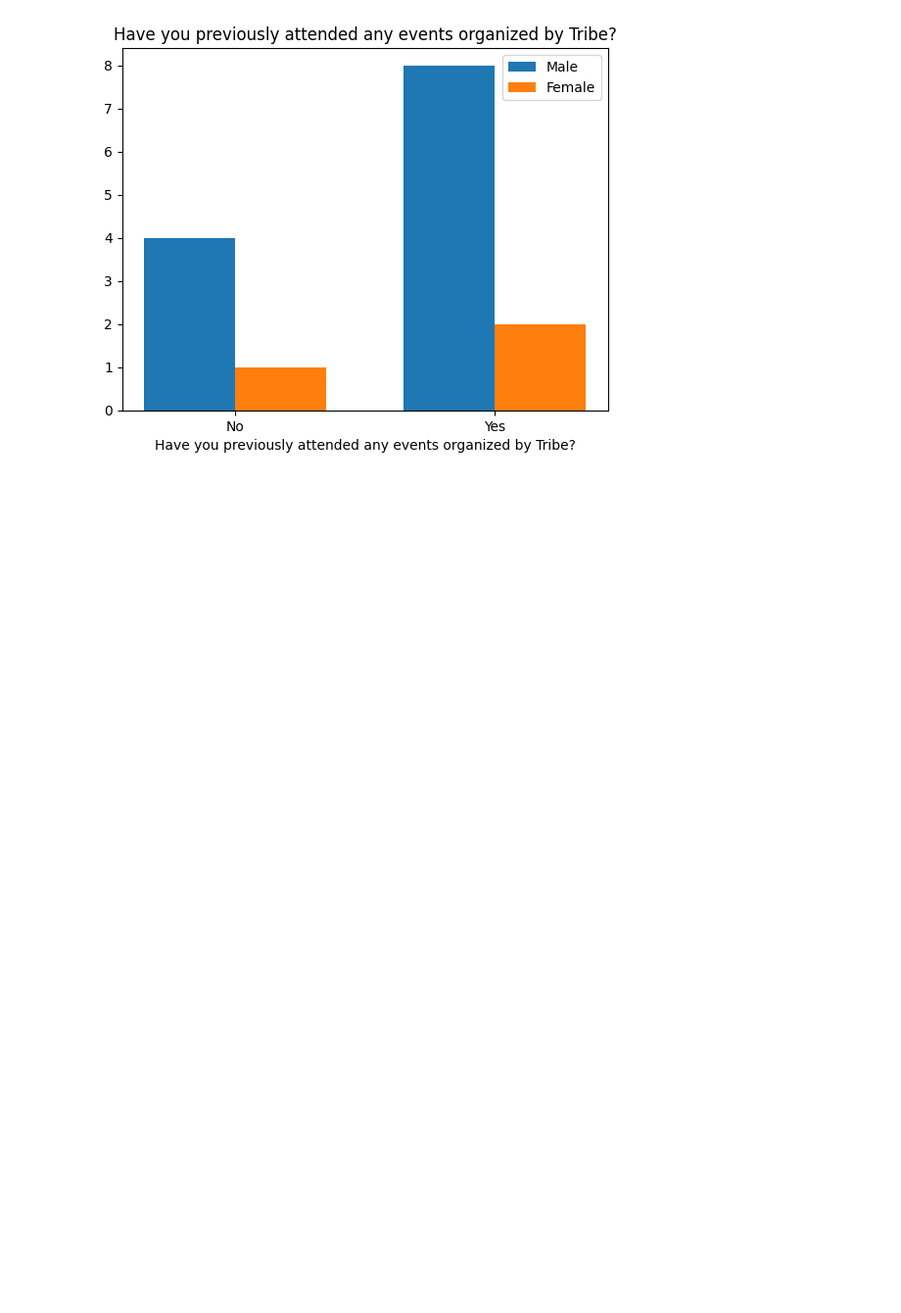
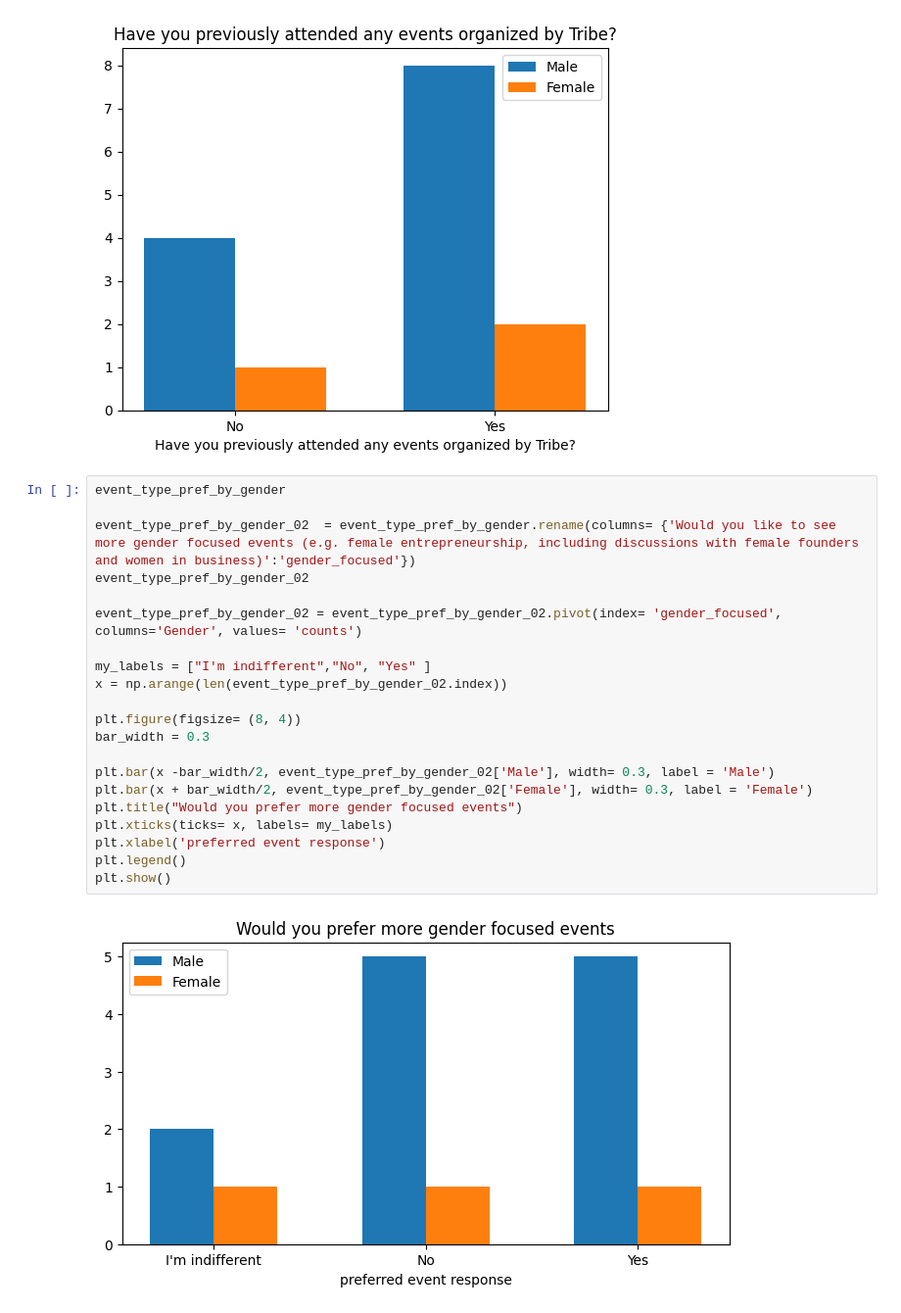
Before and after one commit to djibril968/Tribe_related_projects, a Jupyter notebook: spring_events_analytics.ipynb, the cells around one changed output. Shown at 98% size. Cells and saved outputs as stored; diff of their text form; blank space fills up the shorter version.

```diff
--- a/spring_events_analytics.ipynb
+++ b/spring_events_analytics.ipynb
@@ -468,3 +473,26 @@ plt.legend()
 plt.show()
 # %% [output]
 [figure]
+# %%
+event_type_pref_by_gender
+
+event_type_pref_by_gender_02  = event_type_pref_by_gender.rename(columns= {'Would you like to see more gender focused events (e.g. female entrepreneurship, including discussions with female founders and women in business)':'gender_focused'})
+event_type_pref_by_gender_02
+
+event_type_pref_by_gender_02 = event_type_pref_by_gender_02.pivot(index= 'gender_focused', columns='Gender', values= 'counts')
+
+my_labels = ["I'm indifferent","No", "Yes" ]
+x = np.arange(len(event_type_pref_by_gender_02.index))
+
+plt.figure(figsize= (8, 4))
+bar_width = 0.3
+
+plt.bar(x -bar_width/2, event_type_pref_by_gender_02['Male'], width= 0.3, label = 'Male')
+plt.bar(x + bar_width/2, event_type_pref_by_gender_02['Female'], width= 0.3, label = 'Female')
+plt.title("Would you prefer more gender focused events")
+plt.xticks(ticks= x, labels= my_labels)
+plt.xlabel('preferred event response')
+plt.legend()
+plt.show()
+# %% [output]
+[figure, added]
```
Also changed, not shown: parts of 1 cell of this notebook.
